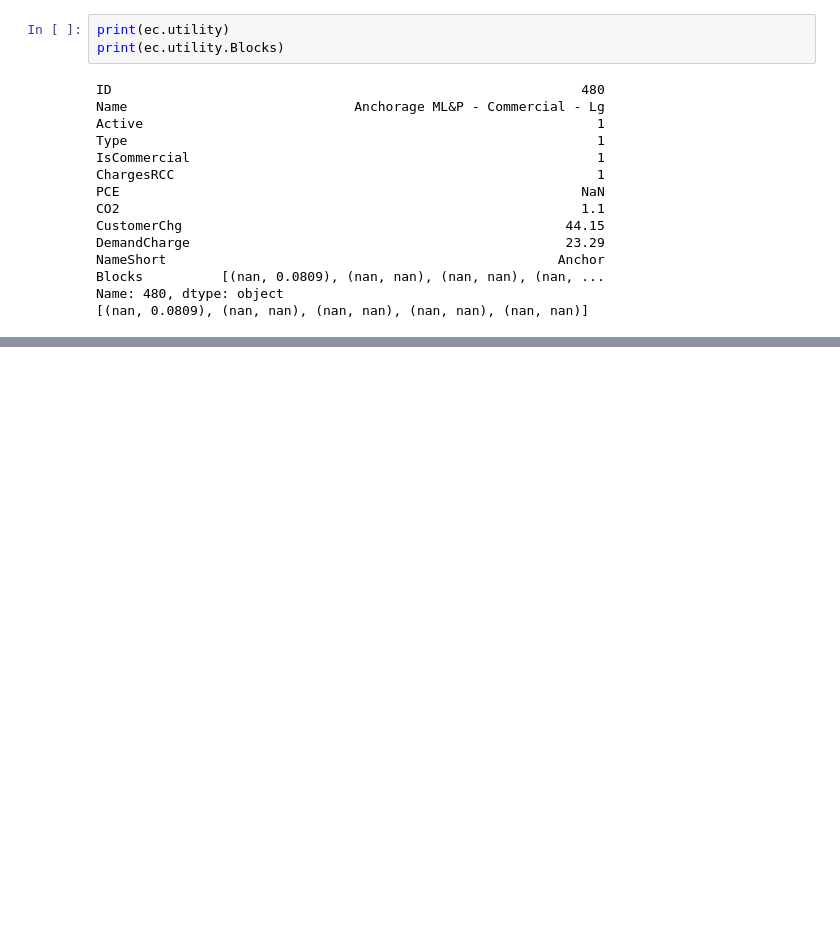
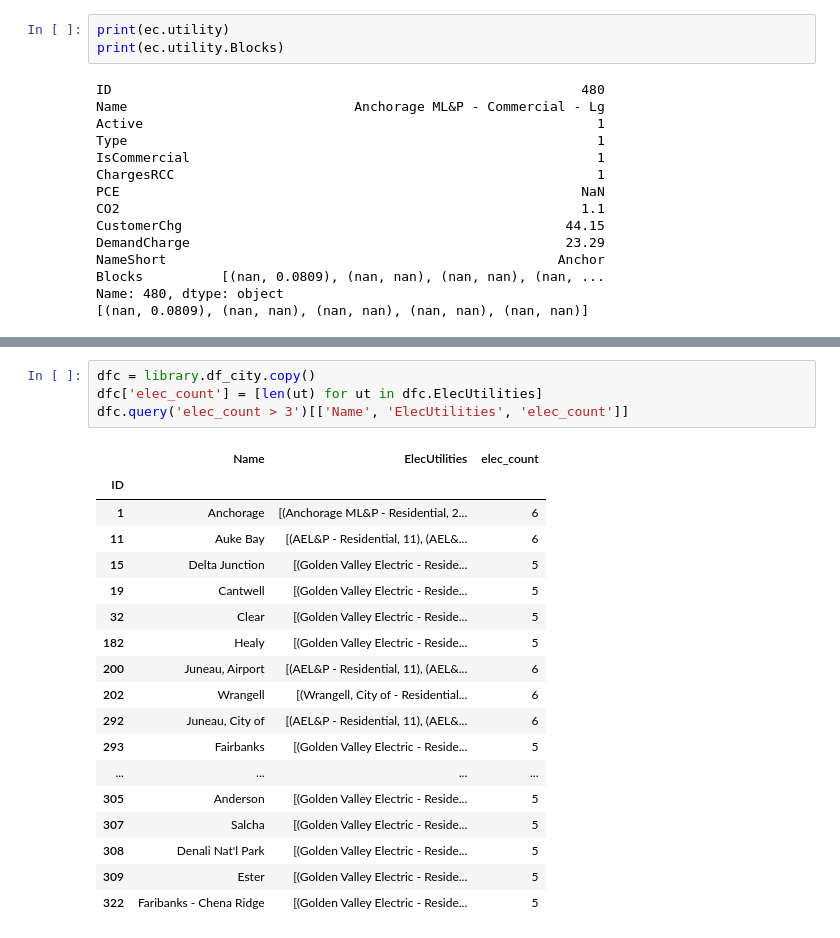
Before and after one commit to alanmitchell/heat-pump-calc, a Jupyter notebook: library_test.ipynb, the cells around one changed output, grey strips where cells are left out. Saved outputs shown, nothing was run; the diff lists cells and outputs as text; blank space fills up the shorter version.

```diff
--- a/library_test.ipynb
+++ b/library_test.ipynb
@@ -195,0 +224,23 @@ Name: 480, dtype: object
+# %%
+dfc = library.df_city.copy()
+dfc['elec_count'] = [len(ut) for ut in dfc.ElecUtilities]
+dfc.query('elec_count > 3')[['Name', 'ElecUtilities', 'elec_count']]
+# %% [output]
+|  | Name | ElecUtilities | elec_count |
+| ID |  |  |  |
+| 1 | Anchorage | [(Anchorage ML&P - Residential, 2... | 6 |
+| 11 | Auke Bay | [(AEL&P - Residential, 11), (AEL&... | 6 |
+| 15 | Delta Junction | [(Golden Valley Electric - Reside... | 5 |
+| 19 | Cantwell | [(Golden Valley Electric - Reside... | 5 |
+| 32 | Clear | [(Golden Valley Electric - Reside... | 5 |
+| 182 | Healy | [(Golden Valley Electric - Reside... | 5 |
+| 200 | Juneau, Airport | [(AEL&P - Residential, 11), (AEL&... | 6 |
+| 202 | Wrangell | [(Wrangell, City of - Residential... | 6 |
+| 292 | Juneau, City of | [(AEL&P - Residential, 11), (AEL&... | 6 |
+| 293 | Fairbanks | [(Golden Valley Electric - Reside... | 5 |
+| ... | ... | ... | ... |
+| 305 | Anderson | [(Golden Valley Electric - Reside... | 5 |
+| 307 | Salcha | [(Golden Valley Electric - Reside... | 5 |
+| 308 | Denali Nat'l Park | [(Golden Valley Electric - Reside... | 5 |
+| 309 | Ester | [(Golden Valley Electric - Reside... | 5 |
+| 322 | Faribanks - Chena Ridge | [(Golden Valley Electric - Reside... | 5 |
```
Also changed, not shown: parts of 5 cells of this notebook, 1 other file.
